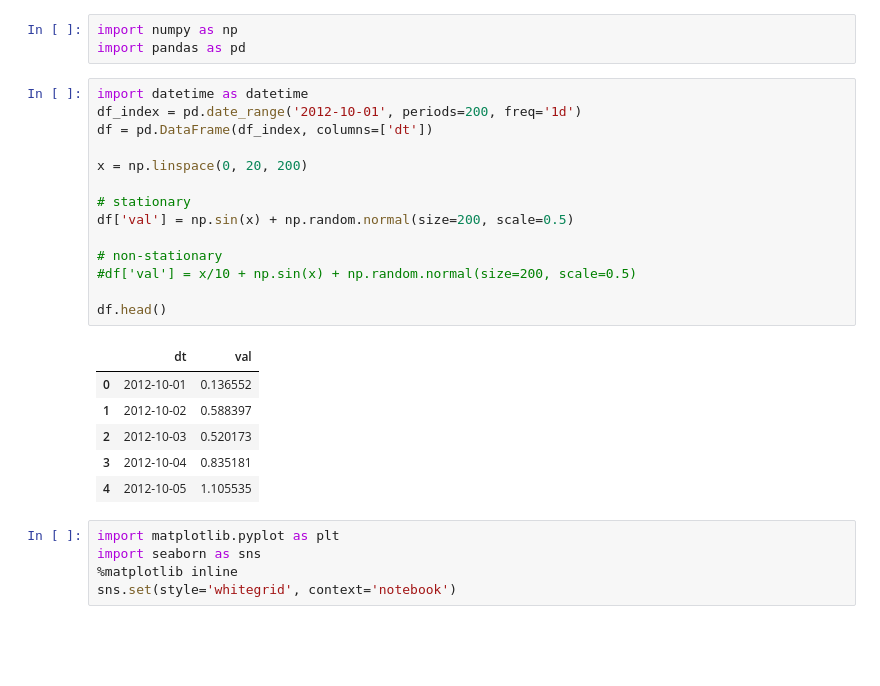
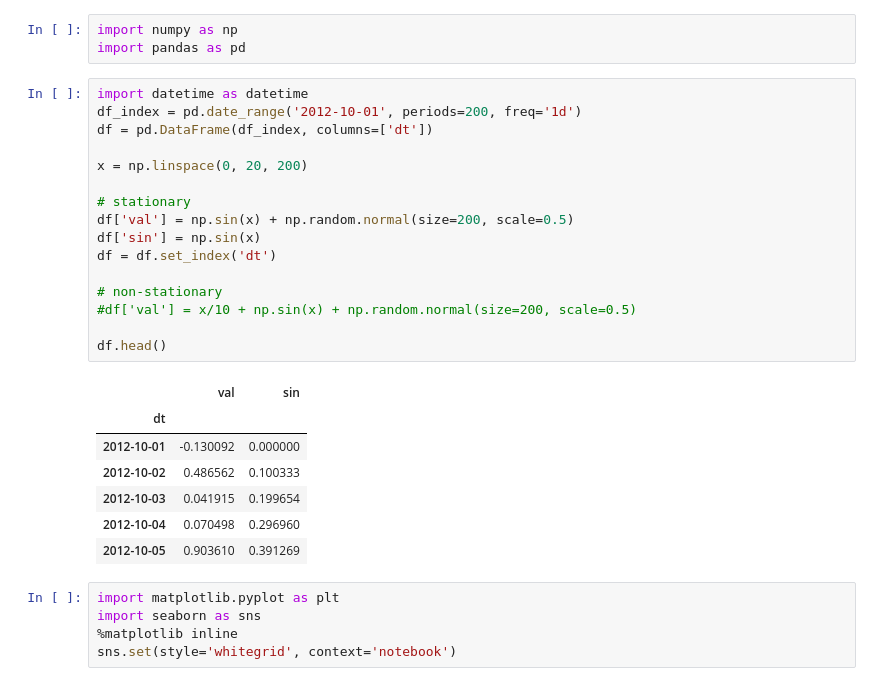
Before and after one commit to SoNicKKK/ML, a Jupyter notebook: Practice/TimeSeries.ipynb, the cells around one changed output. Cells and saved outputs as stored; diff of their text form; blank space fills up the shorter version.

```diff
--- a/Practice/TimeSeries.ipynb
+++ b/Practice/TimeSeries.ipynb
@@ -4,24 +4,27 @@ import pandas as pd
 # %%
 import datetime as datetime
 df_index = pd.date_range('2012-10-01', periods=200, freq='1d')
 df = pd.DataFrame(df_index, columns=['dt'])
 
 x = np.linspace(0, 20, 200)
 
 # stationary
 df['val'] = np.sin(x) + np.random.normal(size=200, scale=0.5)
+df['sin'] = np.sin(x)
+df = df.set_index('dt')
 
 # non-stationary
 #df['val'] = x/10 + np.sin(x) + np.random.normal(size=200, scale=0.5)
 
 df.head()
 # %% [output]
-|  | dt | val |
-| 0 | 2012-10-01 | 0.136552 |
-| 1 | 2012-10-02 | 0.588397 |
-| 2 | 2012-10-03 | 0.520173 |
-| 3 | 2012-10-04 | 0.835181 |
-| 4 | 2012-10-05 | 1.105535 |
+|  | val | sin |
+| dt |  |  |
+| 2012-10-01 | -0.130092 | 0.000000 |
+| 2012-10-02 | 0.486562 | 0.100333 |
+| 2012-10-03 | 0.041915 | 0.199654 |
+| 2012-10-04 | 0.070498 | 0.296960 |
+| 2012-10-05 | 0.903610 | 0.391269 |
 # %%
 import matplotlib.pyplot as plt
 import seaborn as sns
```
Also changed, not shown: parts of 6 cells of this notebook, 9 other files.
